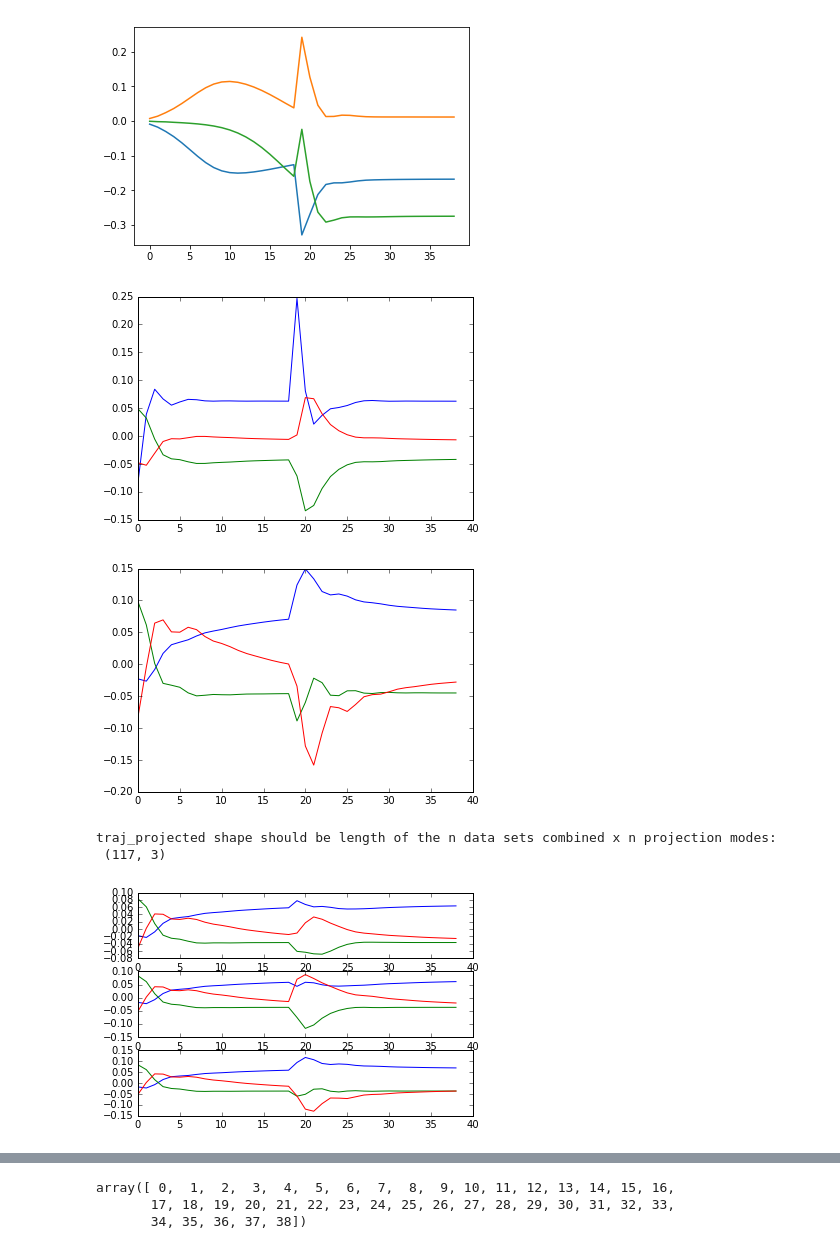
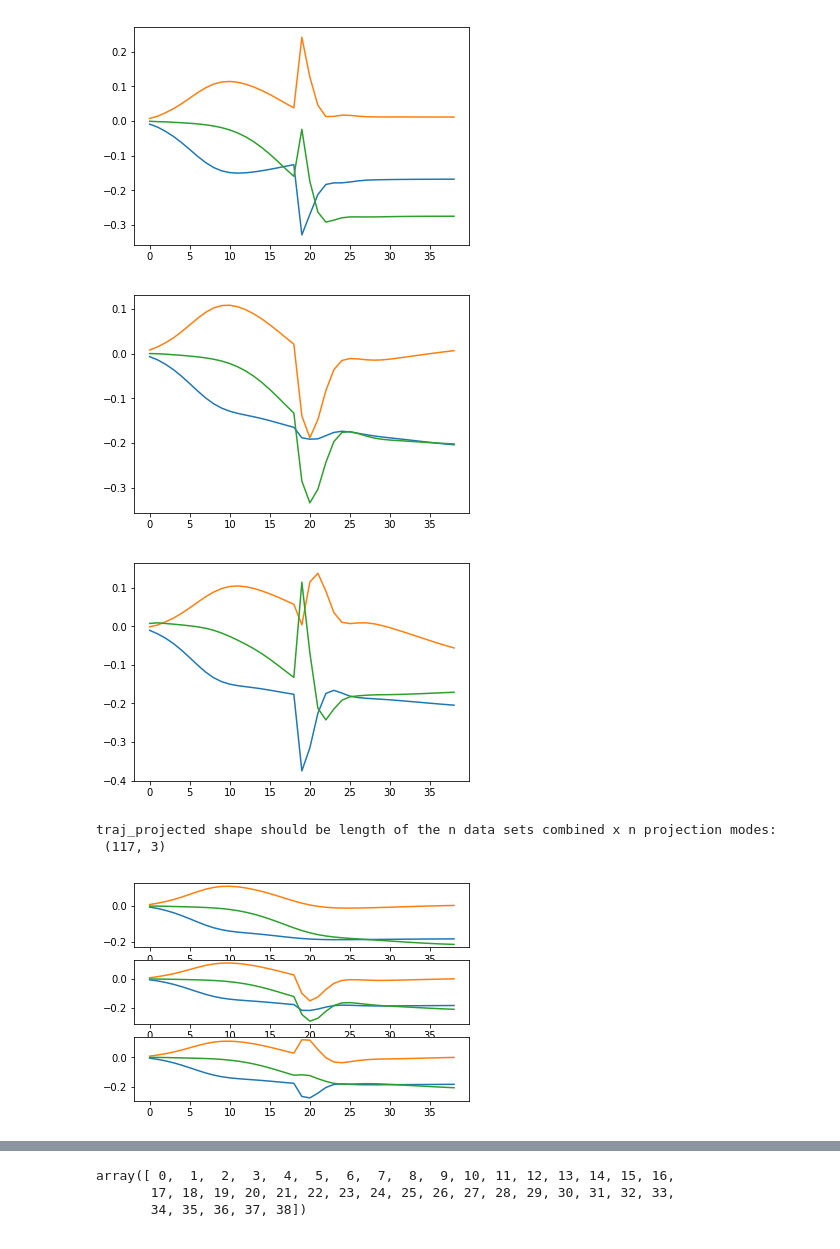
Before and after one commit to elbertgong/am108-final-project, a Jupyter notebook: input_projection.ipynb, the cells around one changed output, grey strips where cells are left out. Saved outputs shown, nothing was run; the diff lists cells and outputs as text; code cells hidden in the pictures.

Commit message:
removed sqrts for projections, added projecting trajectories and fps into same plot. not making sense

```diff
--- a/input_projection.ipynb
+++ b/input_projection.ipynb
@@ -3,3 +3,10 @@ import numpy as np
 import scipy as sp
 import matplotlib.pyplot as plt
 # %matplotlib inline
+# %%
+traj0 = np.loadtxt(open("rnndata/no_inputs.csv", "rb"), delimiter=",", skiprows=1).T
+
+for traj in traj0:
+    plt.plot(np.arange(traj.shape[0]), traj)
+
+plt.show()
@@ -5,0 +15,14 @@ import matplotlib.pyplot as plt
+# %%
+U,S_vec,VT = np.linalg.svd(traj0.T)
+modes = 3
+S = np.zeros_like(U)
+S = np.zeros([U.shape[0],VT.shape[0]])
+for i in range(modes):
+    S[i,i] = S_vec[i]
+
+traj_projected = U@S@VT[:,:3]
+
+for traj in traj_projected.T:
+    plt.plot(np.arange(traj.shape[0]), traj)
+
+plt.show()
@@ -36,7 +61,7 @@ modes = 3
 S = np.zeros_like(U)
 S = np.zeros([U.shape[0],VT.shape[0]])
 for i in range(modes):
-    S[i,i] = np.sqrt(S_vec[i])
+    S[i,i] = S_vec[i]
 
 traj_projected = U@S@VT[:,:3]
 
@@ -45,7 +70,7 @@ for traj in traj_projected.T:
 
 plt.show()
 # %% [output]
-[figure, old version]
+[figure, new version]
 # %%
 traj2 = np.loadtxt(open("rnndata/2perturb.csv", "rb"), delimiter=",", skiprows=1).T
 U,S_vec,VT = np.linalg.svd(traj2.T)
@@ -53,7 +78,7 @@ modes = 3
 S = np.zeros_like(U)
 S = np.zeros([U.shape[0],VT.shape[0]])
 for i in range(modes):
-    S[i,i] = np.sqrt(S_vec[i])
+    S[i,i] = S_vec[i]
 
 traj_projected = U@S@VT[:,:3]
 
@@ -62,34 +87,34 @@ for traj in traj_projected.T:
 
 plt.show()
 # %% [output]
-[figure, old version]
+[figure, new version]
 # %%
 datasets = [traj0.T,traj1.T,traj2.T]
 n_dsets = len(datasets)
 traj_c = np.concatenate(datasets).T
 U,S_vec,VT = np.linalg.svd(traj_c.T)
 S = np.zeros_like(U)
 S = np.zeros([U.shape[0],VT.shape[0]])
 for i in range(modes):
-    S[i,i] = np.sqrt(S_vec[i])
+    S[i,i] = S_vec[i]
 
 traj_projected = U@S@VT[:,:modes]
 print("traj_projected shape should be length of the n data sets combined x n projection modes: \n",
 traj_projected.shape)
 
 plt.figure(1)
 
 traj_projected_split = np.split(traj_projected,n_dsets)
 for i in range(len(traj_projected_split)):
     plt.subplot(311+i)
     for traj in traj_projected_split[i].T:
         plt.plot(np.arange(traj.shape[0]), traj)
 
 plt.show()
 # %% [output]
 traj_projected shape should be length of the n data sets combined x n projection modes:
  (117, 3)
-[figure, old version]
+[figure, new version]
 # %%
 import matplotlib.pyplot as plt
 from mpl_toolkits.mplot3d import Axes3D
```
Also changed, not shown: parts of 6 cells of this notebook, 2 other files.
